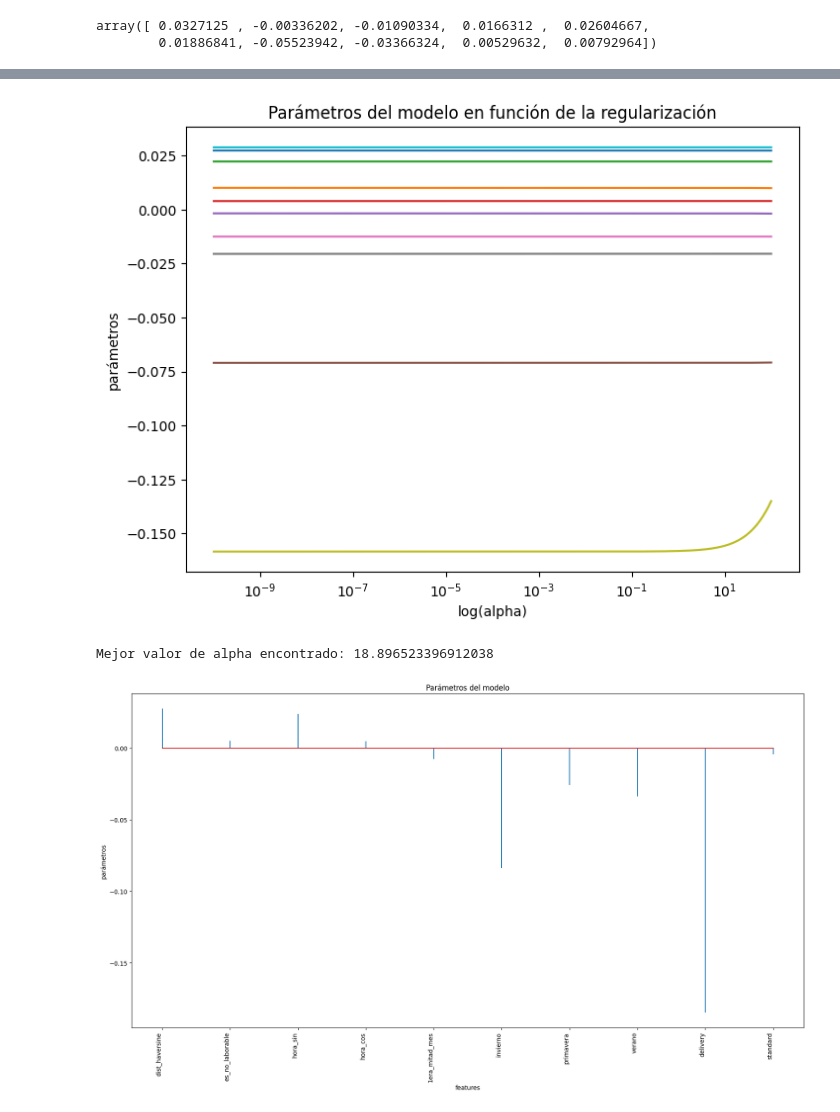
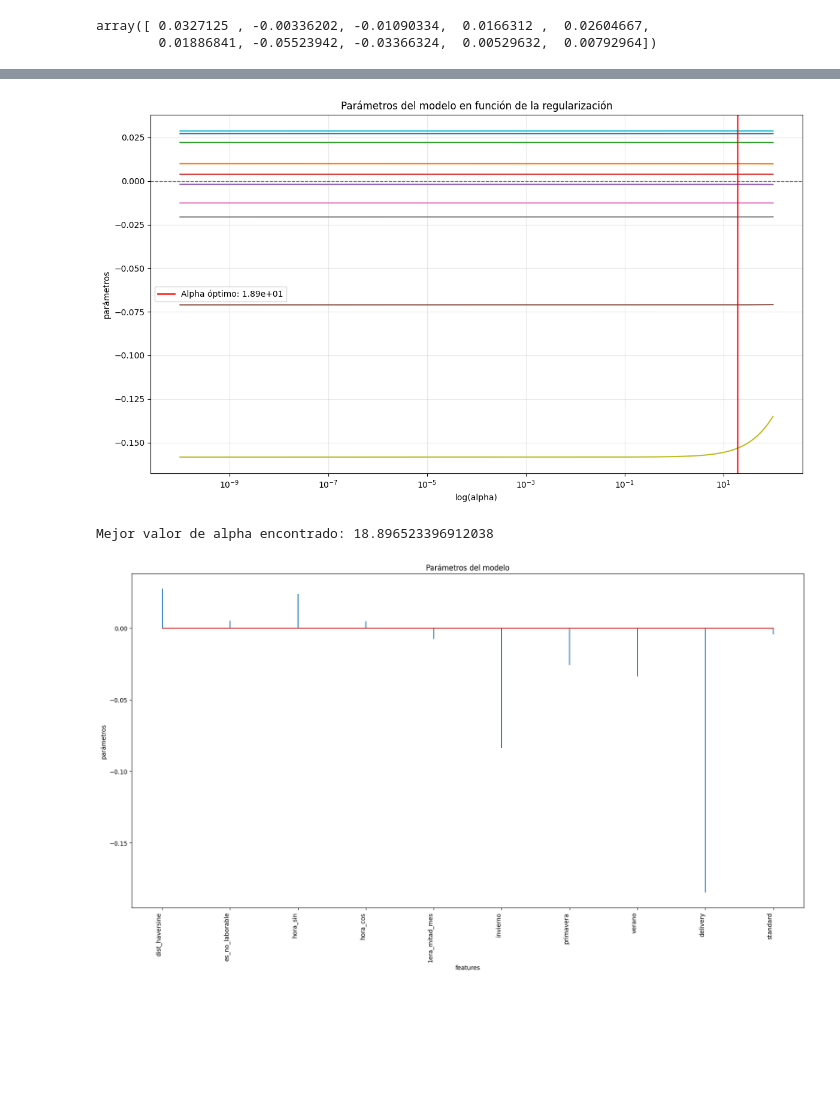
Before and after one commit to FedeZ2008/AA1-TUIA-2025C2-LEON-ZIMMER, a Jupyter notebook: TP1_Regresion.ipynb, the cells around one changed output, grey strips where cells are left out. Drawn from its saved outputs; the diff is of its cells as text; code cells hidden in the pictures; blank space fills up the shorter version.

```diff
--- a/TP1_Regresion.ipynb
+++ b/TP1_Regresion.ipynb
@@ -683,32 +669,34 @@ modelo = RidgeCV(
 
 _ = modelo.fit(X = X_train, y = y_train_scaled)
 # %%
-# Evolución de los parámetros en función de alpha
 
 alphas = modelo.alphas
 coefs = []
 
 for alpha in alphas:
     modelo_temp = Ridge(alpha=alpha, fit_intercept=False)
     modelo_temp.fit(X_train, y_train_scaled)
     coefs.append(modelo_temp.coef_.flatten())
 
-fig, ax = plt.subplots(figsize=(8, 5.84))
+fig, ax = plt.subplots(figsize=(12, 7))
 ax.plot(alphas, coefs)
 ax.set_xscale('log')
 ax.set_xlabel('log(alpha)')
 ax.set_ylabel('parámetros')
 ax.set_title('Parámetros del modelo en función de la regularización');
-plt.axis('tight')
+ax.axhline(y=0, color='black', linestyle='--', alpha=0.5, linewidth=1)
+ax.axvline(x=modelo.alpha_, color='red', linestyle='-', alpha=0.8, linewidth=2,
+           label=f'Alpha óptimo: {modelo.alpha_:.2e}')
+
+ax.grid(True, alpha=0.3)
+ax.legend()
+plt.tight_layout()
 plt.show()
+
+print(f"Mejor valor de alpha encontrado: {modelo.alpha_}")
 # %% [output]
-[figure, old version]
+[figure, new version]
+Mejor valor de alpha encontrado: 18.896523396912038
-# %%
-# Mejor valor alpha encontrado
-
-print(f"Mejor valor de alpha encontrado: {modelo.alpha_}")
-# %% [output]
-Mejor valor de alpha encontrado: 18.896523396912038
 # %%
 # Parámetros del modelo
 
```
Also changed, not shown: parts of 9 cells of this notebook.
